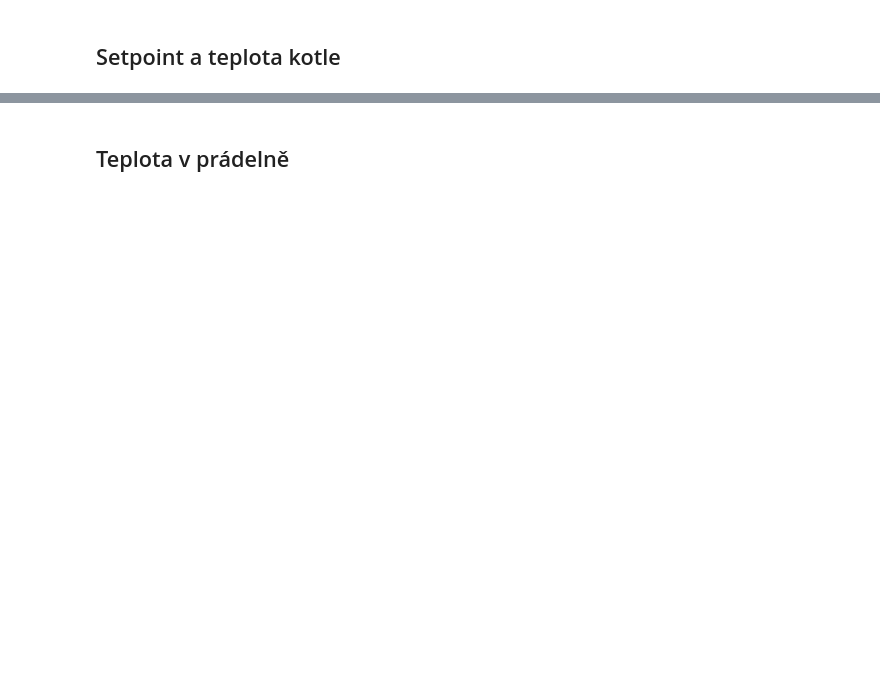
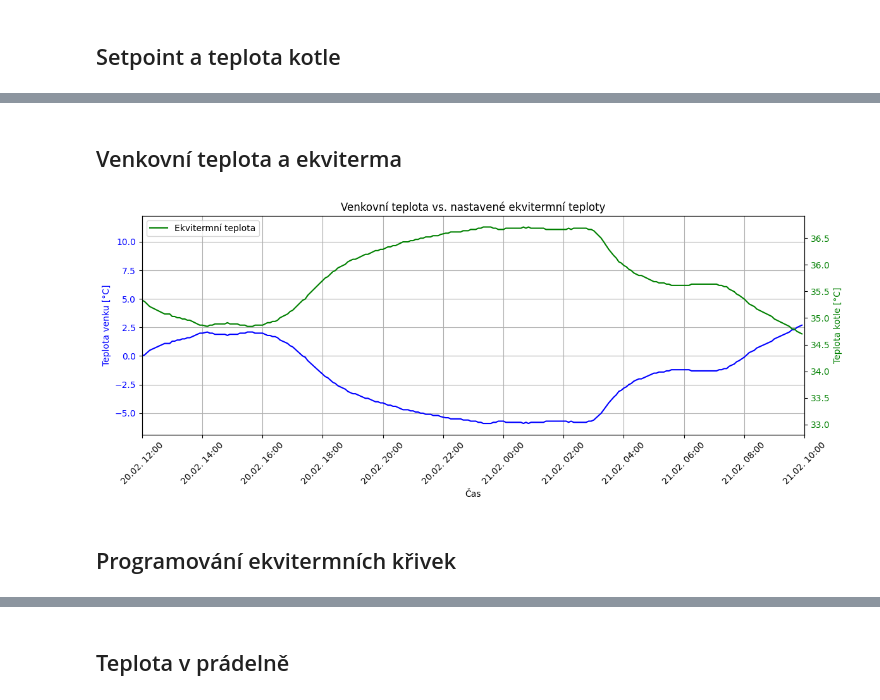
Before and after one commit to MarekCoderslab/Teploty_kotle, a Jupyter notebook: Teplota_kotle.ipynb, the cells around one changed output, grey strips where cells are left out. Cells and saved outputs as stored; diff of their text form; code cells hidden in the pictures; blank space fills up the shorter version.

```diff
--- a/Teplota_kotle.ipynb
+++ b/Teplota_kotle.ipynb
@@ -561,0 +433,44 @@ display(Markdown(
+# %% [markdown]
+## Venkovní teplota a ekviterma
+# %%
+import matplotlib.pyplot as plt
+import matplotlib.dates as mdates
+
+# Posun času o 1 hodinu
+df_netatmo["timestamp_shifted"] = df_netatmo["timestamp"] + pd.to_timedelta(1, "h")
+
+fig, ax = plt.subplots(figsize=(12, 5))
+
+# Hlavní osa – venkovní teplota
+ax.plot(df_netatmo["timestamp_shifted"], df_netatmo["temp_outdoor"],
+        color="blue", label="Teplota venku")
+ax.set_ylabel("Teplota venku [°C]", color="blue")
+ax.tick_params(axis="y", labelcolor="blue")
+
+# Vedlejší osa – teplota kotle
+ax2 = ax.twinx()
+ax2.plot(df_netatmo["timestamp_shifted"], df_netatmo["Boiler_water_2"],
+         color="green", label="Ekvitermní teplota")
+ax2.set_ylabel("Teplota kotle [°C]", color="green")
+ax2.tick_params(axis="y", labelcolor="green")
+
+# Titulek a popisky
+ax.set_title("Venkovní teplota vs. nastavené ekvitermní teploty")
+ax.set_xlabel("Čas")
+
+# Formátování osy X
+ax.xaxis.set_major_locator(mdates.AutoDateLocator())
+ax.xaxis.set_major_formatter(mdates.DateFormatter('%d.%m. %H:%M'))
+ax.tick_params(axis='x', rotation=45)
+ax.set_xlim(start_naive, end_naive)
+
+# Legenda
+ax2.legend(loc="upper left")
+
+ax.grid(True)
+fig.tight_layout()
+plt.show()
+# %% [output]
+[figure, added]
+# %% [markdown]
+## Programování ekvitermních křivek
```
Also changed, not shown: parts of 20 cells of this notebook, 7 other files.
